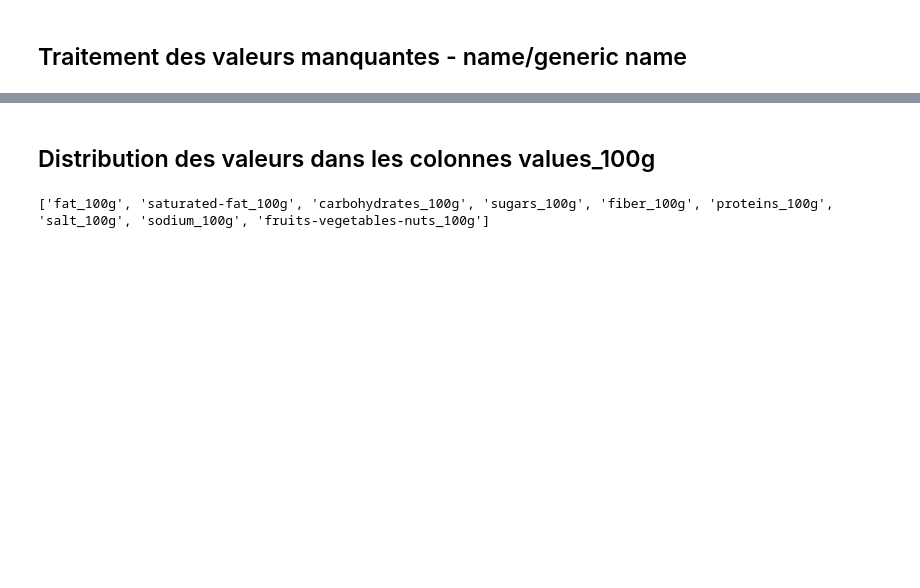
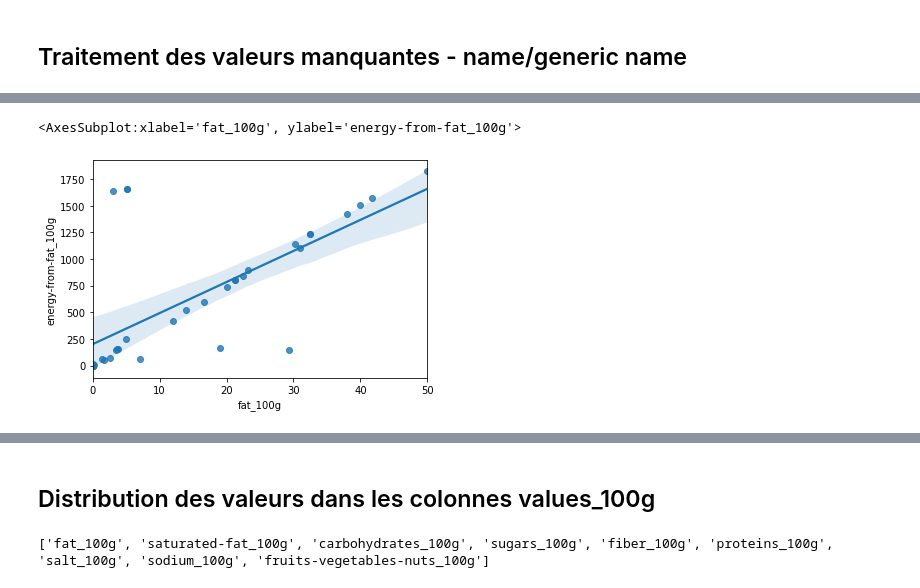
Before and after one commit to Josephine-coding/Foodflix, a Jupyter notebook: Foodflix Data Cleaning.ipynb, the cells around one changed output, grey strips where cells are left out. Drawn from its saved outputs; the diff is of its cells as text; code cells hidden in the pictures; blank space fills up the shorter version.

```diff
--- a/Foodflix Data Cleaning.ipynb
+++ b/Foodflix Data Cleaning.ipynb
@@ -222,0 +256,5 @@ nutriscore_table = nutriscore_test.copy()
+# %%
+sns.regplot(x='fat_100g' , y='energy-from-fat_100g', data=nutriscore_table)
+# %% [output]
+<AxesSubplot:xlabel='fat_100g', ylabel='energy-from-fat_100g'>
+[figure, added]
```
Also changed, not shown: parts of 66 cells of this notebook.
